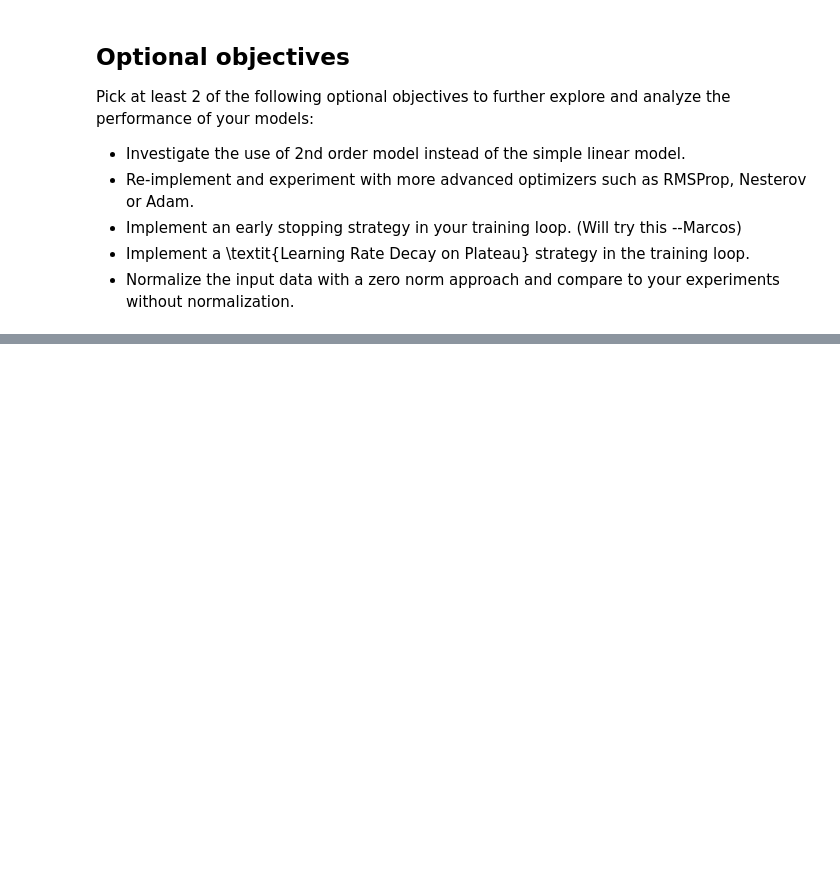
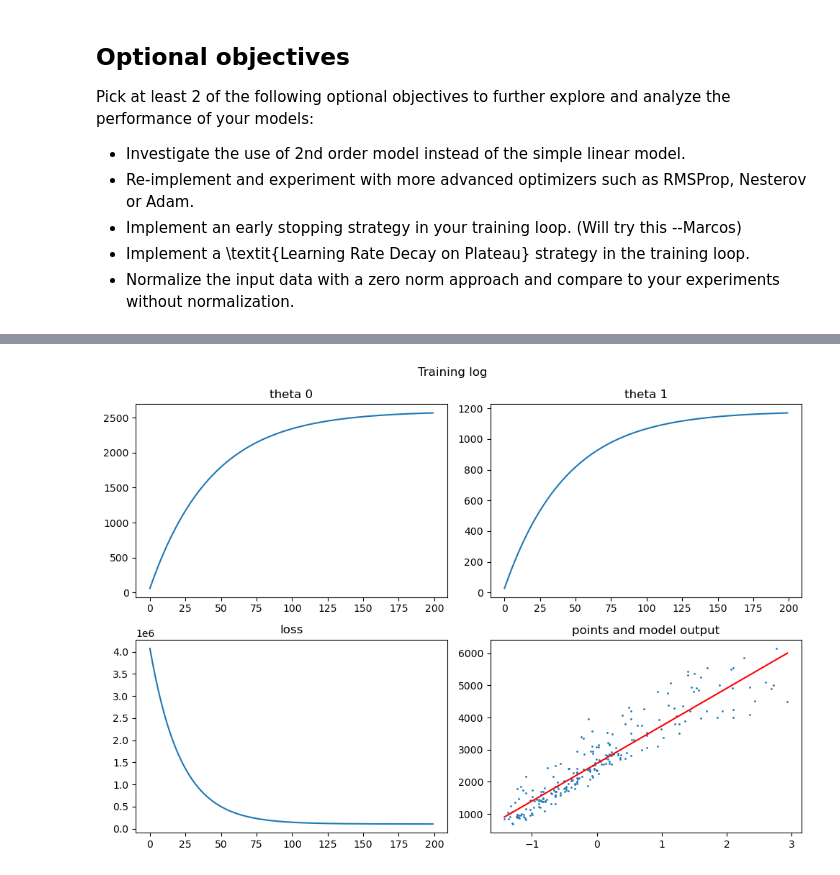
Before and after one commit to marcosncosta1/DeepLearning_practical_2, a Jupyter notebook: student-input/cg-linear-regression-stud.ipynb, the cells around one changed output, grey strips where cells are left out. Cells and saved outputs as stored; diff of their text form; code cells hidden in the pictures; blank space fills up the shorter version.

Commit message:
Artemii: commit optionals C and D to master

```diff
--- a/student-input/cg-linear-regression-stud.ipynb
+++ b/student-input/cg-linear-regression-stud.ipynb
@@ -645,0 +773,54 @@ Pick at least 2 of the following optional objectives to further explore and anal
+# %%
+# === Optional: Input Normalisation ===
+# zero-mean, unit-variance normalisation of living_area
+living_area_mean = living_area.mean()
+living_area_std  = living_area.std()
+living_area_norm = (living_area - living_area_mean) / living_area_std
+
+print(f"living_area: mean={living_area_mean:.2f}, std={living_area_std:.2f}")
+print(f"living_area_norm: mean={living_area_norm.mean():.4f}, std={living_area_norm.std():.4f}")
+
+# rebuild graph state with fresh parameters
+theta_0.v = 0.0
+theta_1.v = 0.0
+
+alpha  = 0.0001
+epochs = 200
+N      = len(living_area_norm)
+t0, t1 = 0.0, 0.0
+
+loss_evolution_norm = []
+t0_evolution_norm   = []
+t1_evolution_norm   = []
+
+for epoch in range(epochs):
+    epoch_loss = 0.0
+    indices = list(range(N))
+    random.shuffle(indices)
+    for n in indices:
+        cg.reset_values()
+        cg.forward([living_area_norm[n], t0, t1, rent_price[n]])
+        cg.backward()
+        t0 -= alpha * theta_0.grad_v
+        t1 -= alpha * theta_1.grad_v
+        epoch_loss += j.v
+    mean_loss = epoch_loss / N
+    loss_evolution_norm.append(mean_loss)
+    t0_evolution_norm.append(t0)
+    t1_evolution_norm.append(t1)
+    if epoch % 20 == 0:
+        print(f"Epoch {epoch:4d} | loss: {mean_loss:10.2f} | θ0={t0:.2f} | θ1={t1:.4f}")
+
+# de-normalise theta_1 to recover original-scale slope
+t1_original = t1 / living_area_std
+print(f"\nFinal θ0={t0:.2f}        (ref: 657.7)")
+print(f"Final θ1 norm={t1:.4f}  → original={t1_original:.4f}  (ref: 19.66)")
+
+y_hat_norm = t0 + t1 * living_area_norm
+print(f"Final MSE:  {mse_loss(y_hat_norm, rent_price):.2f}   (ref: ~104915)")
+print(f"Final RMSE: {rmse_loss(y_hat_norm, rent_price):.2f}  (ref: ~458)")
+
+# --- full training log for normalised run ---
+plot_training_log(loss_evolution_norm, t0_evolution_norm, t1_evolution_norm,
+                  living_area_norm, rent_price)
+# %% [output]
@@ -645,0 +844 @@ Pick at least 2 of the following optional objectives to further explore and anal
+[figure, added]
```
Also changed, not shown: parts of 7 cells of this notebook.
